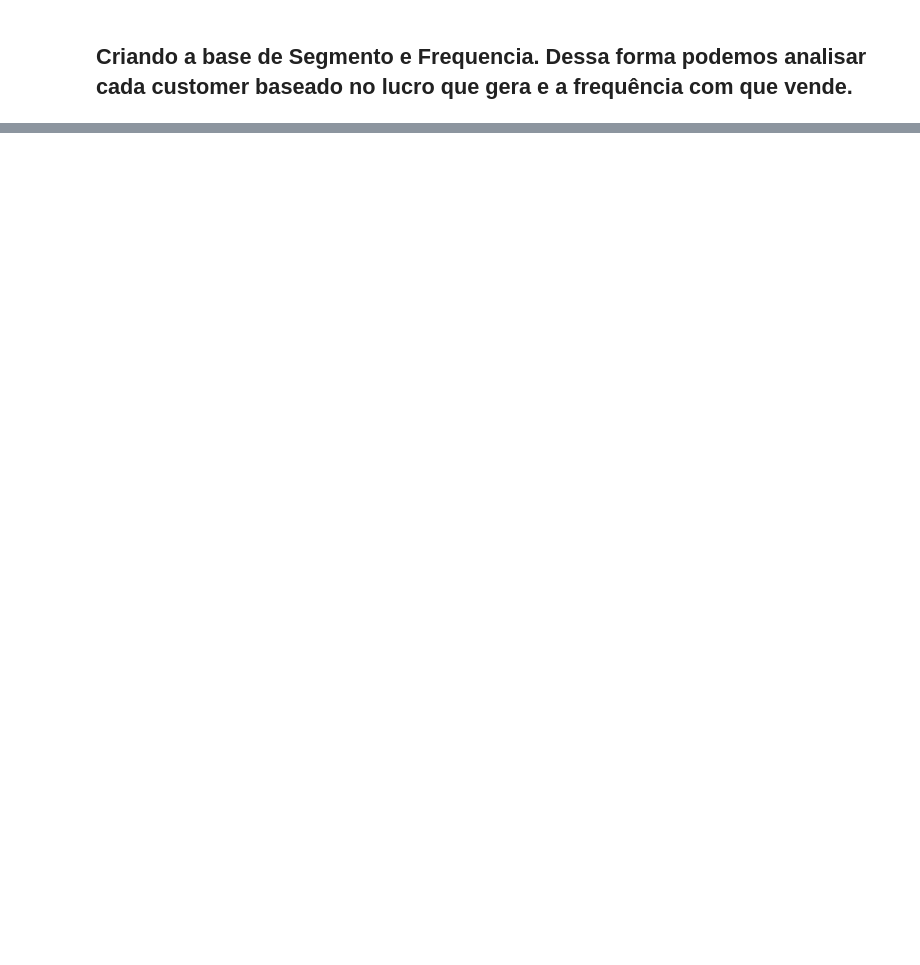
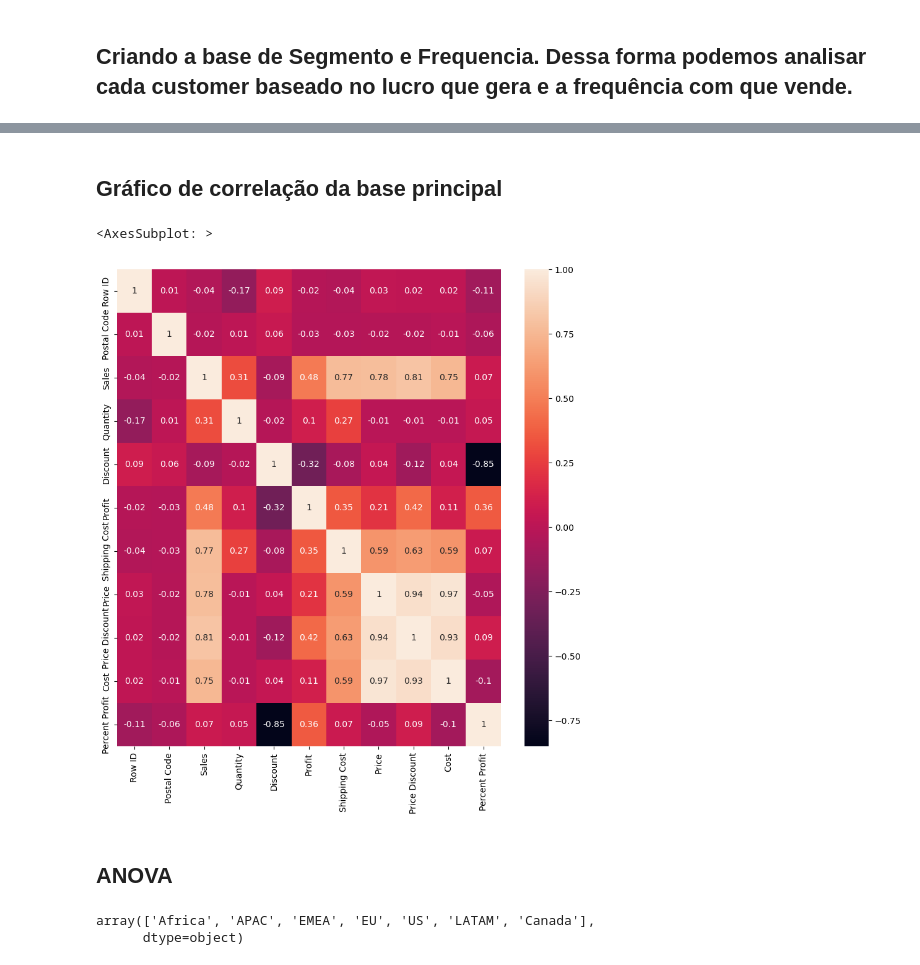
Before and after one commit to Vander-ST/SeminarioMBA, a Jupyter notebook: seminario2.ipynb, the cells around one changed output, grey strips where cells are left out. Drawn from its saved outputs; the diff is of its cells as text; code cells hidden in the pictures; blank space fills up the shorter version.

Commit message:
Anova

```diff
--- a/seminario2.ipynb
+++ b/seminario2.ipynb
@@ -397,0 +429,16 @@ Base_price.head(5)
+# %% [markdown]
+## Gráfico de correlação da base principal
+# %%
+plt.figure(figsize=(10,10))             #Criando imagem e definindo tamanho
+sns.heatmap(Base.corr().round(2), annot = True)
+# %% [output]
+<AxesSubplot: >
+[figure, added]
+# %% [markdown]
+## ANOVA
+# %%
+Base_anova = Base_price.filter(['Market','Percent Profit'])
+Base_anova['Market'].unique()
+# %% [output]
+array(['Africa', 'APAC', 'EMEA', 'EU', 'US', 'LATAM', 'Canada'],
+      dtype=object)
```
Also changed, not shown: parts of 18 cells of this notebook.
